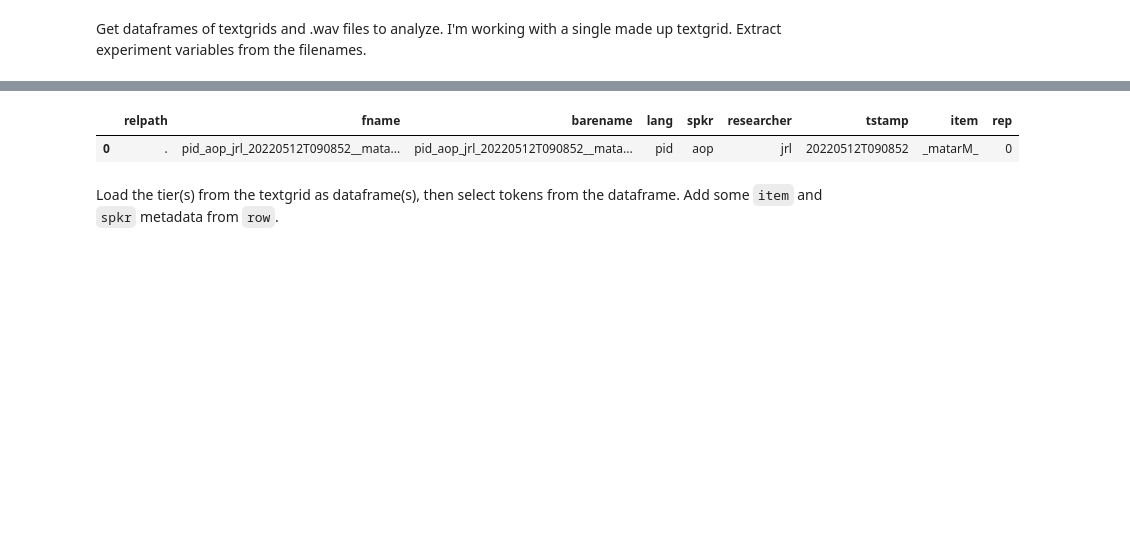
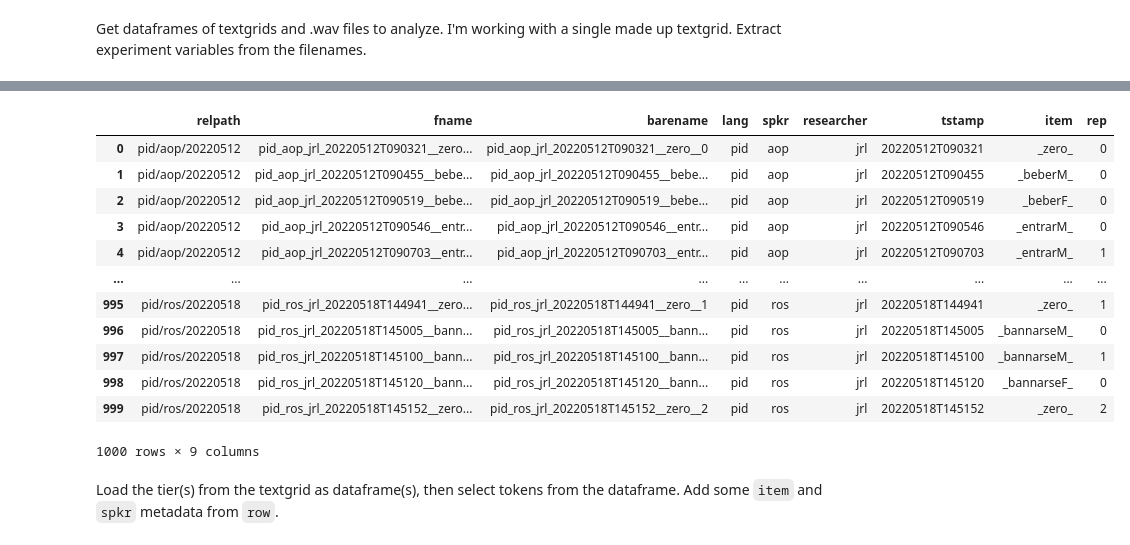
Before and after one commit to rsprouse/amznas, a Jupyter notebook: doc/sample_analysis.ipynb, the cells around one changed output, grey strips where cells are left out. Drawn from its saved outputs; the diff is of its cells as text; code cells hidden in the pictures; blank space fills up the shorter version.

```diff
--- a/doc/sample_analysis.ipynb
+++ b/doc/sample_analysis.ipynb
@@ -12,8 +12,11 @@ from audiolabel import read_label
 from phonlab.utils import dir2df, match_tokentimes
 # %%
 datadir = Path(
-    '/Users/ronald/src/amznas/doc/'
+    '/Users/ronald/Library/CloudStorage/Box-Box/lin_michael_amazon_nasality_grant/data_analysis'
 )
+wavdir = Path(
+    '/Users/ronald/Library/CloudStorage/Box-Box/cla/projects/digital_queues/external_depositors/amazonian_nasality_data_uploads/006_jorge_emilio_roses_labrada'
+)
 # %% [markdown]
 Get dataframes of textgrids and .wav files to analyze. I'm working with a single made up textgrid. Extract experiment variables from the filenames.
 # %%
@@ -29,13 +43,24 @@ tgdf
 # %%
 wavdf = dir2df(
-    datadir,
+    wavdir,
     fnpat='(?P<lang>[^_]+)_(?P<spkr>[^_]+)_(?P<researcher>[^_]+)_(?P<tstamp>[^_]+)_(?P<item>.+)_(?P<rep>\d+)\.wav',
     addcols=['barename']
 )
 wavdf
 # %% [output]
 |  | relpath | fname | barename | lang | spkr | researcher | tstamp | item | rep |
-| 0 | . | pid_aop_jrl_20220512T090852__mata... | pid_aop_jrl_20220512T090852__mata... | pid | aop | jrl | 20220512T090852 | _matarM_ | 0 |
+| 0 | pid/aop/20220512 | pid_aop_jrl_20220512T090321__zero... | pid_aop_jrl_20220512T090321__zero__0 | pid | aop | jrl | 20220512T090321 | _zero_ | 0 |
+| 1 | pid/aop/20220512 | pid_aop_jrl_20220512T090455__bebe... | pid_aop_jrl_20220512T090455__bebe... | pid | aop | jrl | 20220512T090455 | _beberM_ | 0 |
+| 2 | pid/aop/20220512 | pid_aop_jrl_20220512T090519__bebe... | pid_aop_jrl_20220512T090519__bebe... | pid | aop | jrl | 20220512T090519 | _beberF_ | 0 |
+| 3 | pid/aop/20220512 | pid_aop_jrl_20220512T090546__entr... | pid_aop_jrl_20220512T090546__entr... | pid | aop | jrl | 20220512T090546 | _entrarM_ | 0 |
+| 4 | pid/aop/20220512 | pid_aop_jrl_20220512T090703__entr... | pid_aop_jrl_20220512T090703__entr... | pid | aop | jrl | 20220512T090703 | _entrarM_ | 1 |
+| ... | ... | ... | ... | ... | ... | ... | ... | ... | ... |
+| 995 | pid/ros/20220518 | pid_ros_jrl_20220518T144941__zero... | pid_ros_jrl_20220518T144941__zero__1 | pid | ros | jrl | 20220518T144941 | _zero_ | 1 |
+| 996 | pid/ros/20220518 | pid_ros_jrl_20220518T145005__bann... | pid_ros_jrl_20220518T145005__bann... | pid | ros | jrl | 20220518T145005 | _bannarseM_ | 0 |
+| 997 | pid/ros/20220518 | pid_ros_jrl_20220518T145100__bann... | pid_ros_jrl_20220518T145100__bann... | pid | ros | jrl | 20220518T145100 | _bannarseM_ | 1 |
+| 998 | pid/ros/20220518 | pid_ros_jrl_20220518T145120__bann... | pid_ros_jrl_20220518T145120__bann... | pid | ros | jrl | 20220518T145120 | _bannarseF_ | 0 |
+| 999 | pid/ros/20220518 | pid_ros_jrl_20220518T145152__zero... | pid_ros_jrl_20220518T145152__zero__2 | pid | ros | jrl | 20220518T145152 | _zero_ | 2 |
+1000 rows × 9 columns
 # %%
 def get_sigs(wavfile, chan=['audio', 'orfl', None, 'nsfl'], cutoff=50, order=3):
     '''
```
Also changed, not shown: parts of 4 cells of this notebook.
